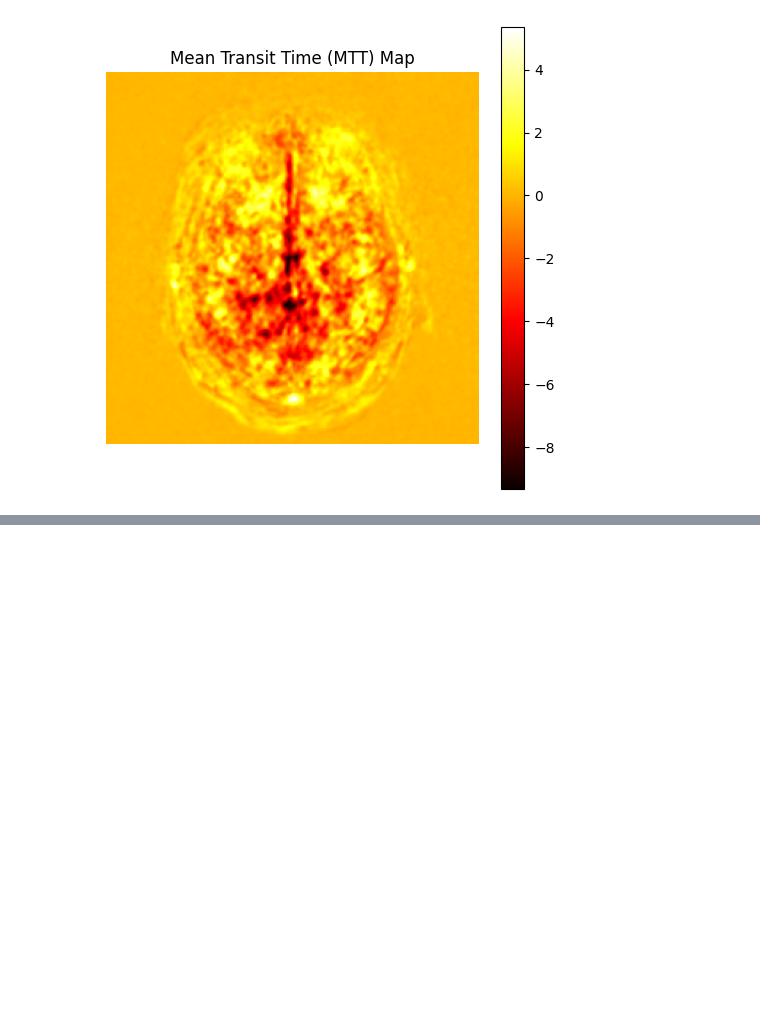
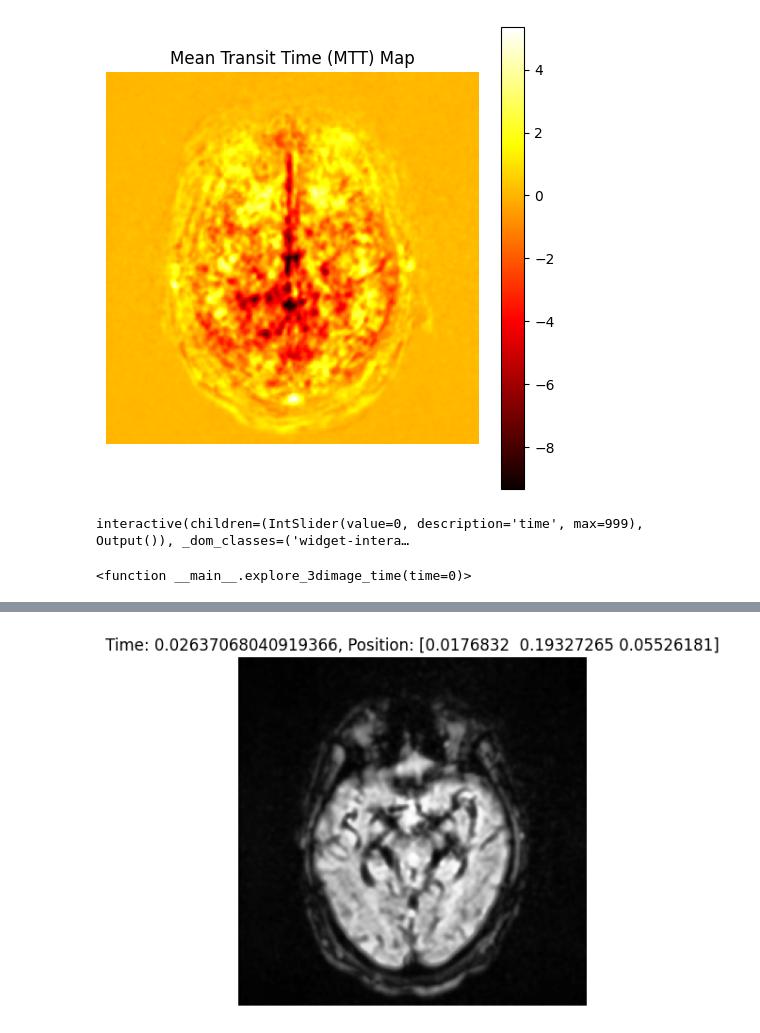
Before and after one commit to qqgjyx/MATH-Group, a Jupyter notebook: main.ipynb, the cells around one changed output, grey strips where cells are left out. Cells and saved outputs as stored; diff of their text form; code cells hidden in the pictures; blank space fills up the shorter version.

```diff
--- a/main.ipynb
+++ b/main.ipynb
@@ -188,3 +250,70 @@ plt.axis('off')
 plt.show()
 # %% [output]
 [figure]
+# %%
+# Assuming 'image_series' is a 4D numpy array [time, z, x, y]
+# where 'time' is the 4th dimension (different acquisition times)
+
+# Sort your images temporally if needed. This assumes you have a list of acquisition times corresponding to each slice
+sorted_indices = np.argsort(acquisition_time_seconds)
+image_series_4d = image_series[sorted_indices]  # This reorders your 3D data along the time dimension
+
+# Interactive visualization of 3D data over time
+def explore_3dimage_time(time=0):
+    plt.figure(figsize=(10, 5))
+    plt.imshow(image_series_4d[time, :, :], cmap='gray')  # Adjust the 15 here to show different slices
+    plt.title(f'Time: {time}')
+    plt.axis('off')
+    plt.show()
+
+# Create a slider to move through time
+interact(explore_3dimage_time, time=IntSlider(min=0, max=image_series_4d.shape[0]-1, step=1, value=0))
+# %% [output]
+interactive(children=(IntSlider(value=0, description='time', max=999), Output()), _dom_classes=('widget-intera…
+<function __main__.explore_3dimage_time(time=0)>
+# %%
+# Assuming 'image_series' is a 3D numpy array [time, position, image_data]
+# 'acquisition_times' is the list of acquisition times.
+# 'image_positions' is the list of 3D points (with duplicates).
+
+# Create sorted unique acquisition times and positions for the sliders
+unique_acquisition_times = np.unique(acquisition_times)
+unique_positions = np.unique(image_positions, axis=0)
+
+# Define a function to update the displayed image based on the slider values
+def update_display(time_index, position_index):
+    # Find the index in the original list that matches the selected time and position
+    time = unique_acquisition_times[time_index]
+    position = unique_positions[position_index]
+    matching_indices = np.where((acquisition_times == time) & (np.all(image_positions == position, axis=1)))[0]
+
+    if matching_indices.size > 0:
+        image_index = matching_indices[0]
+        image_to_display = image_series[image_index]
+
+        # Display the image with matplotlib
+        plt.imshow(image_to_display, cmap='gray')
+        plt.title(f'Time: {time}, Position: {position}')
+        plt.axis('off')
+        plt.show()
+    else:
+        print("No image found for the selected time and position.")
+
+# Create slider widgets for time and position
+time_slider = widgets.IntSlider(min=0, max=len(unique_acquisition_times) - 1, description='Time')
+position_slider = widgets.IntSlider(min=0, max=len(unique_positions) - 1, description='Position')
+
+# Function to be called when the slider values change
+def on_value_change(change):
+    update_display(time_slider.value, position_slider.value)
+
+# Attach the function to the sliders
+time_slider.observe(on_value_change, names='value')
+position_slider.observe(on_value_change, names='value')
+
+# Display the sliders
+display(time_slider, position_slider)
+
+# Initialize display
+update_display(0, 0)
+# %% [output]
@@ -190,0 +322 @@ plt.show()
+[figure, added]
```
Also changed, not shown: parts of 7 cells of this notebook.
